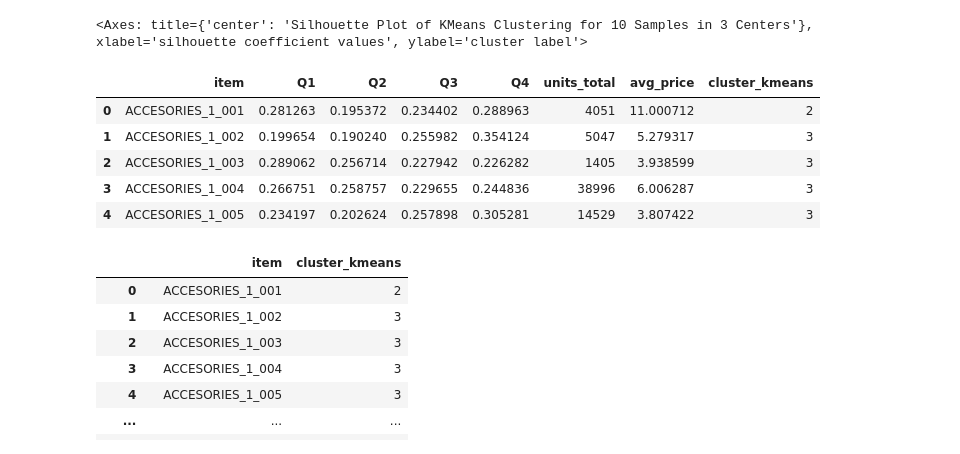
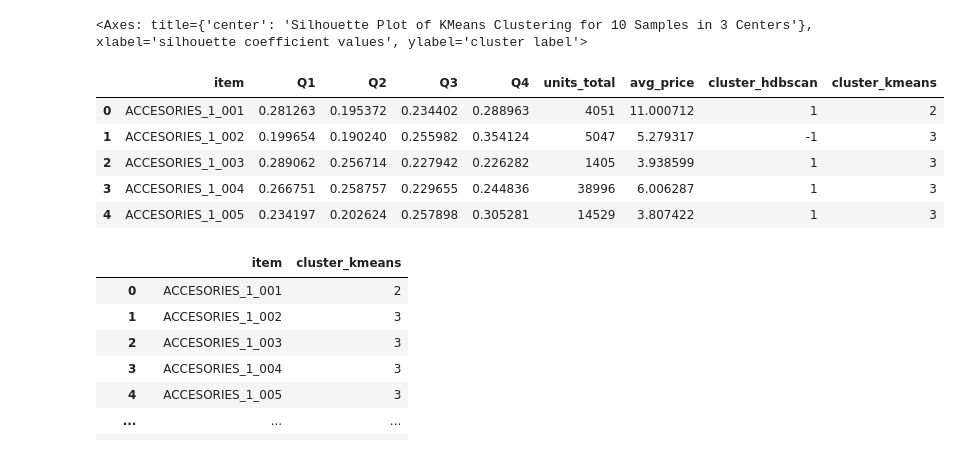
Before and after one commit to alitermat/capstone_retail_TFM, a Jupyter notebook: notebooks/Clustering-tienda.ipynb, the cells around one changed output. Drawn from its saved outputs; the diff is of its cells as text; code cells hidden in the pictures.

```diff
--- a/notebooks/Clustering-tienda.ipynb
+++ b/notebooks/Clustering-tienda.ipynb
@@ -172,13 +195,13 @@ X does not have valid feature names, but KMeans was fitted with feature names
 # %%
-df_clustering= pd.read_csv("/Users/santi/Documents/GitHub/capstone_retail_TFM/notebooks/clusteringproducto.csv",index_col=0)
+df_clustering= pd.read_csv("/Users/santi/Documents/csv/clusteringproducto.csv",index_col=0)
 df_clustering.head()
 # %% [output]
-|  | item | Q1 | Q2 | Q3 | Q4 | units_total | avg_price | cluster_kmeans |
-| 0 | ACCESORIES_1_001 | 0.281263 | 0.195372 | 0.234402 | 0.288963 | 4051 | 11.000712 | 2 |
-| 1 | ACCESORIES_1_002 | 0.199654 | 0.190240 | 0.255982 | 0.354124 | 5047 | 5.279317 | 3 |
-| 2 | ACCESORIES_1_003 | 0.289062 | 0.256714 | 0.227942 | 0.226282 | 1405 | 3.938599 | 3 |
-| 3 | ACCESORIES_1_004 | 0.266751 | 0.258757 | 0.229655 | 0.244836 | 38996 | 6.006287 | 3 |
-| 4 | ACCESORIES_1_005 | 0.234197 | 0.202624 | 0.257898 | 0.305281 | 14529 | 3.807422 | 3 |
+|  | item | Q1 | Q2 | Q3 | Q4 | units_total | avg_price | cluster_hdbscan | cluster_kmeans |
+| 0 | ACCESORIES_1_001 | 0.281263 | 0.195372 | 0.234402 | 0.288963 | 4051 | 11.000712 | 1 | 2 |
+| 1 | ACCESORIES_1_002 | 0.199654 | 0.190240 | 0.255982 | 0.354124 | 5047 | 5.279317 | -1 | 3 |
+| 2 | ACCESORIES_1_003 | 0.289062 | 0.256714 | 0.227942 | 0.226282 | 1405 | 3.938599 | 1 | 3 |
+| 3 | ACCESORIES_1_004 | 0.266751 | 0.258757 | 0.229655 | 0.244836 | 38996 | 6.006287 | 1 | 3 |
+| 4 | ACCESORIES_1_005 | 0.234197 | 0.202624 | 0.257898 | 0.305281 | 14529 | 3.807422 | 1 | 3 |
 # %%
 df_clustering_producto= df_clustering[["item","cluster_kmeans"]]
 df_clustering_producto
```
Also changed, not shown: parts of 33 cells of this notebook.
